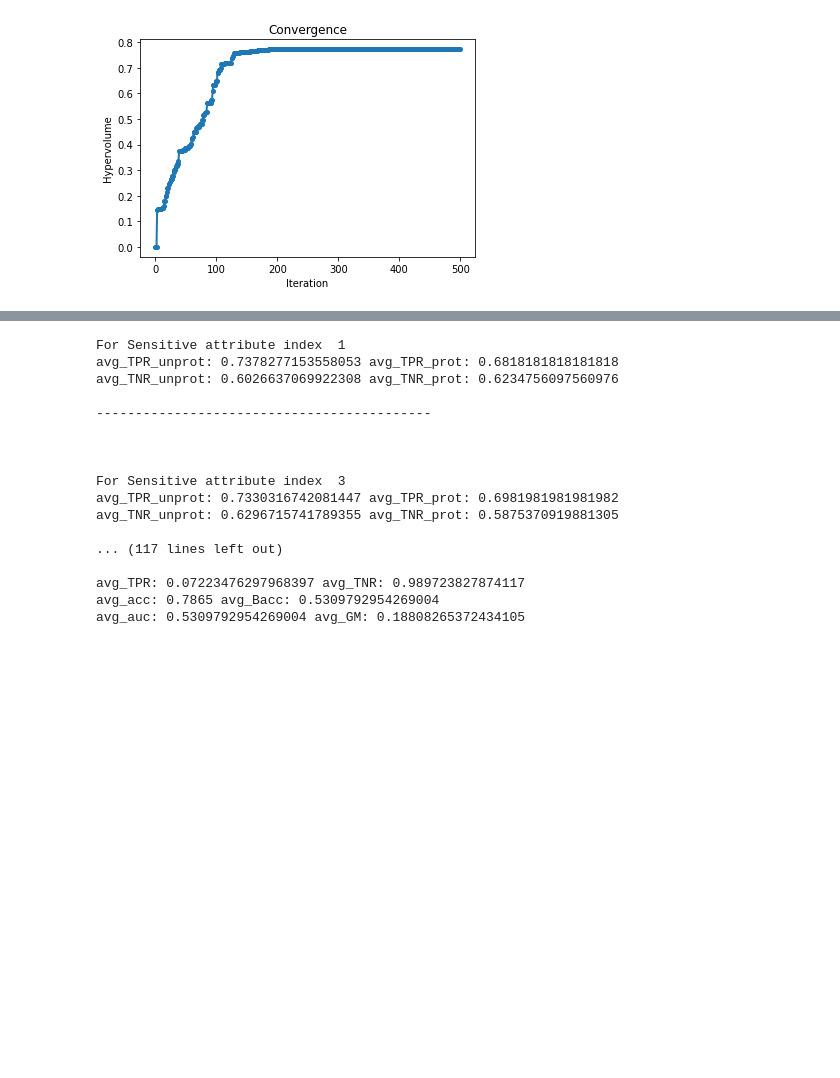
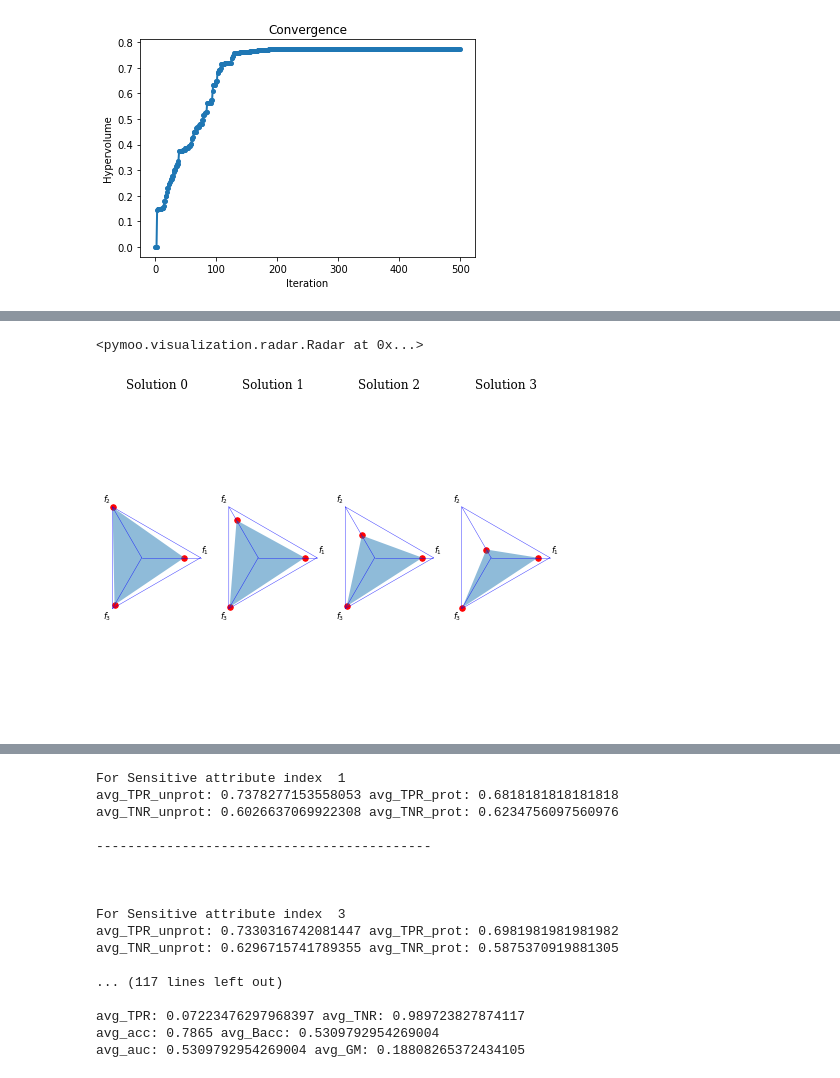
Before and after one commit to arjunroyihrpa/MFPB, a Jupyter notebook: Mult-Fair_Pareto_Boosting/Multi_Fair survival new.ipynb, the cells around one changed output, grey strips where cells are left out. Saved outputs shown, nothing was run; the diff lists cells and outputs as text; code cells hidden in the pictures; blank space fills up the shorter version.

```diff
--- a/Mult-Fair_Pareto_Boosting/Multi_Fair survival new.ipynb
+++ b/Mult-Fair_Pareto_Boosting/Multi_Fair survival new.ipynb
@@ -240,0 +263,18 @@ plot_hypervolume(clf.all_PF_iterations)
+# %%
+from pymoo.visualization.radar import Radar
+
+F = np.array([x[1] for x in clf.preference_direction_to_solution_mapping])
+F = 1.0 - F # for better visualization invert the fitness
+
+plot = Radar(bounds=[0, 1],
+             axis_style={"color": 'blue'},
+             point_style={"color": 'red', 's': 30},
+             cmap="tab20",
+             title = ["Solution %s" % t for t in range(len(F))]
+             #normalize_each_objective=False
+            )
+plot.add(F)#, color="red", alpha=0.8)
+plot.show()
+# %% [output]
+<pymoo.visualization.radar.Radar at 0x...>
+[figure, added]
```
Also changed, not shown: parts of 4 cells of this notebook.
